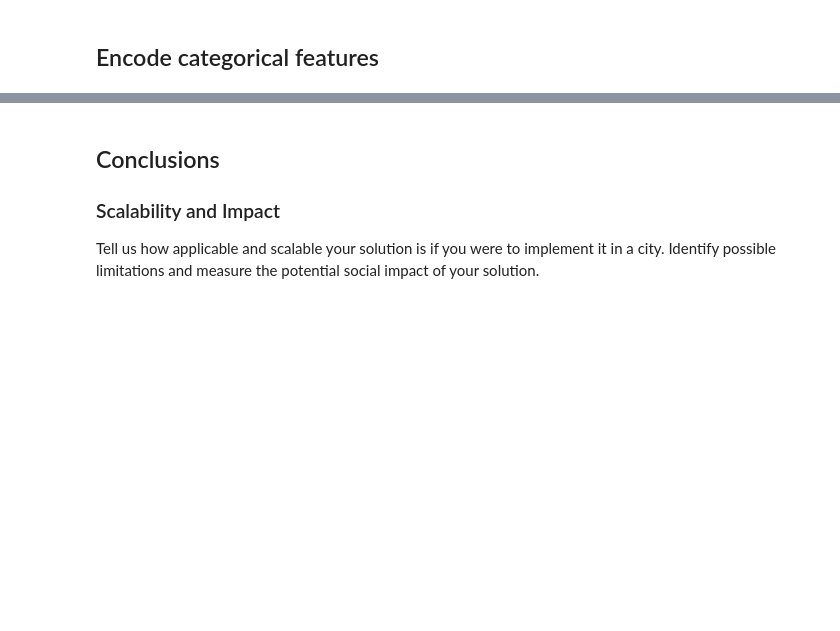
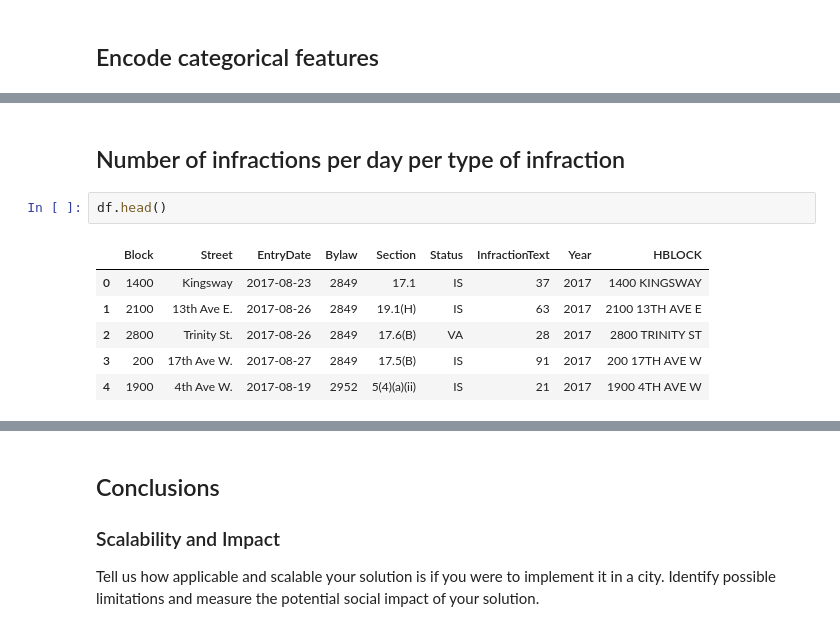
Before and after one commit to anafsa/ChildrenOfJupyter, a Jupyter notebook: Stage-2/Irregular Parking/Identification of patterns and prediction of irregular parking.ipynb, the cells around one changed output, grey strips where cells are left out. Cells and saved outputs as stored; diff of their text form; blank space fills up the shorter version.

```diff
--- a/Stage-2/Irregular Parking/Identification of patterns and prediction of irregular parking.ipynb
+++ b/Stage-2/Irregular Parking/Identification of patterns and prediction of irregular parking.ipynb
@@ -157,0 +181,11 @@ df
+# %% [markdown]
+## Number of infractions per day per type of infraction
+# %%
+df.head()
+# %% [output]
+|  | Block | Street | EntryDate | Bylaw | Section | Status | InfractionText | Year | HBLOCK |
+| 0 | 1400 | Kingsway | 2017-08-23 | 2849 | 17.1 | IS | 37 | 2017 | 1400 KINGSWAY |
+| 1 | 2100 | 13th Ave E. | 2017-08-26 | 2849 | 19.1(H) | IS | 63 | 2017 | 2100 13TH AVE E |
+| 2 | 2800 | Trinity St. | 2017-08-26 | 2849 | 17.6(B) | VA | 28 | 2017 | 2800 TRINITY ST |
+| 3 | 200 | 17th Ave W. | 2017-08-27 | 2849 | 17.5(B) | IS | 91 | 2017 | 200 17TH AVE W |
+| 4 | 1900 | 4th Ave W. | 2017-08-19 | 2952 | 5(4)(a)(ii) | IS | 21 | 2017 | 1900 4TH AVE W |
```
Also changed, not shown: parts of 7 cells of this notebook.
